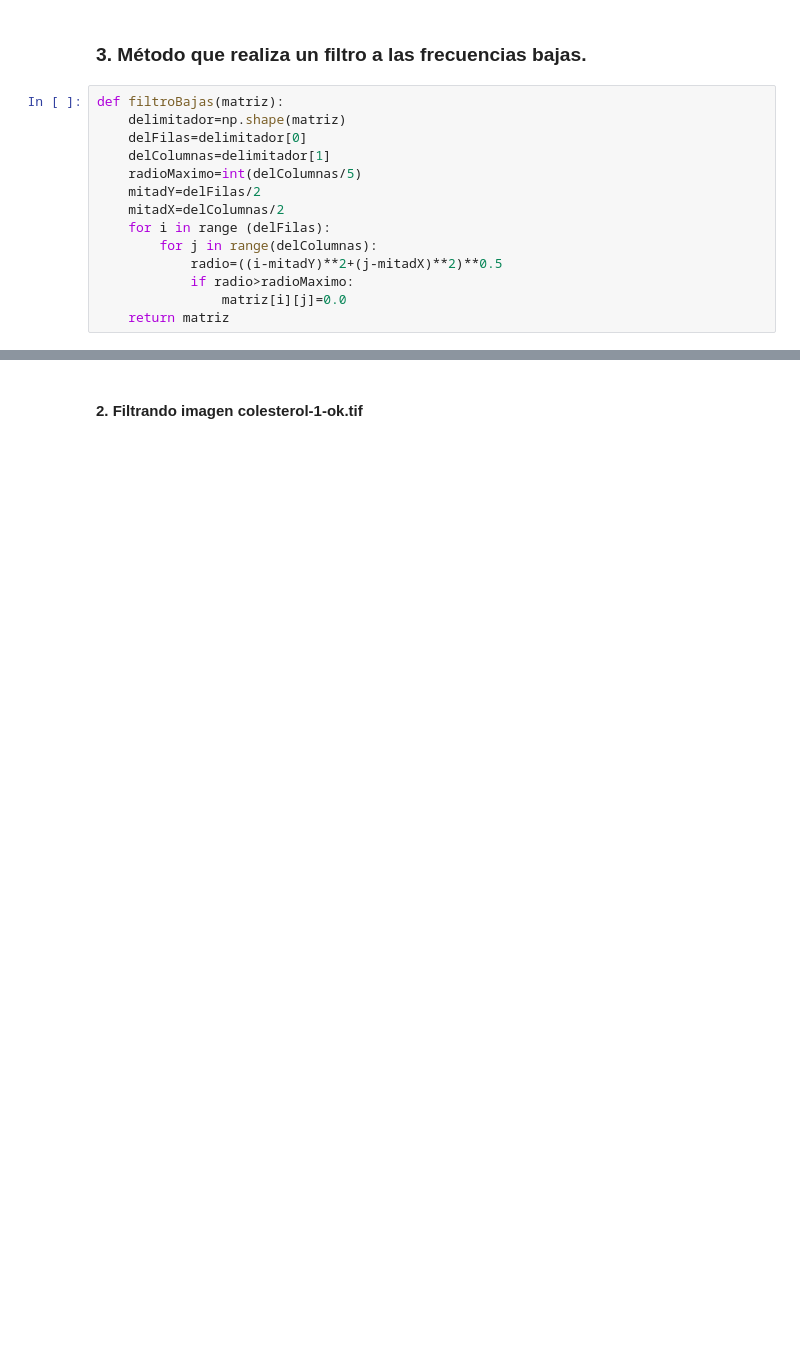
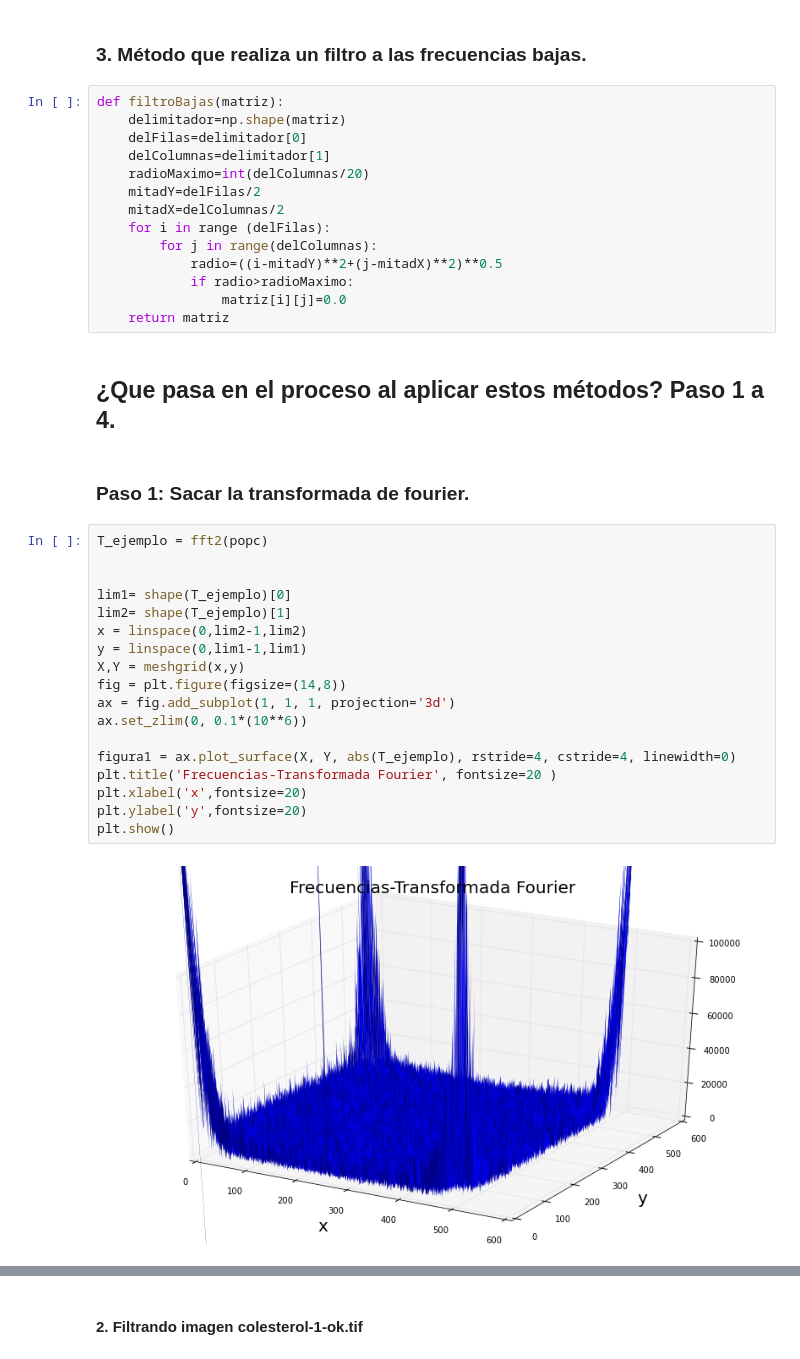
Before and after one commit to LinaPerez/PerezAngel_GarzonAlvarado_hw5, a Jupyter notebook: Filtro_imagenes.ipynb, the cells around one changed output, grey strips where cells are left out. Saved outputs shown, nothing was run; the diff lists cells and outputs as text; blank space fills up the shorter version.

```diff
--- a/Filtro_imagenes.ipynb
+++ b/Filtro_imagenes.ipynb
@@ -125,7 +128,7 @@ def filtroBajas(matriz):
     delimitador=np.shape(matriz)
     delFilas=delimitador[0]
     delColumnas=delimitador[1]
-    radioMaximo=int(delColumnas/5)
+    radioMaximo=int(delColumnas/20)
     mitadY=delFilas/2
     mitadX=delColumnas/2
     for i in range (delFilas):
@@ -134,3 +137,27 @@ def filtroBajas(matriz):
             if radio>radioMaximo:
                 matriz[i][j]=0.0
     return matriz
+# %% [markdown]
+## ¿Que pasa en el proceso al aplicar estos métodos? Paso 1 a 4.
+# %% [markdown]
+### Paso 1: Sacar la transformada de fourier.
+# %%
+T_ejemplo = fft2(popc)
+
+
+lim1= shape(T_ejemplo)[0]
+lim2= shape(T_ejemplo)[1]
+x = linspace(0,lim2-1,lim2)
+y = linspace(0,lim1-1,lim1)
+X,Y = meshgrid(x,y)
+fig = plt.figure(figsize=(14,8))
+ax = fig.add_subplot(1, 1, 1, projection='3d')
+ax.set_zlim(0, 0.1*(10**6))
+
+figura1 = ax.plot_surface(X, Y, abs(T_ejemplo), rstride=4, cstride=4, linewidth=0)
+plt.title('Frecuencias-Transformada Fourier', fontsize=20 )
+plt.xlabel('x',fontsize=20)
+plt.ylabel('y',fontsize=20)
+plt.show()
+# %% [output]
+[figure, added]
```
Also changed, not shown: parts of 28 cells of this notebook.
